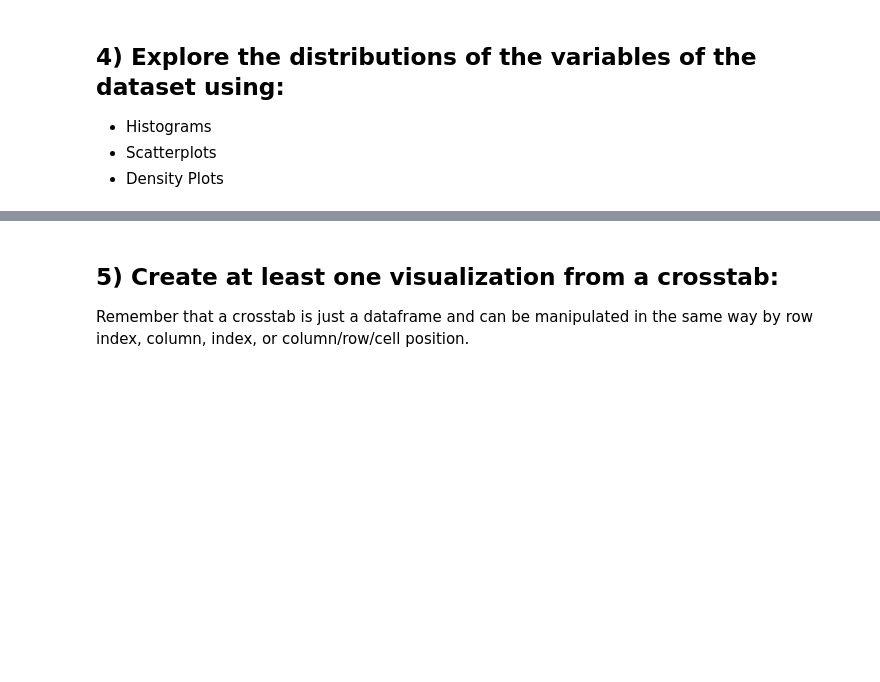
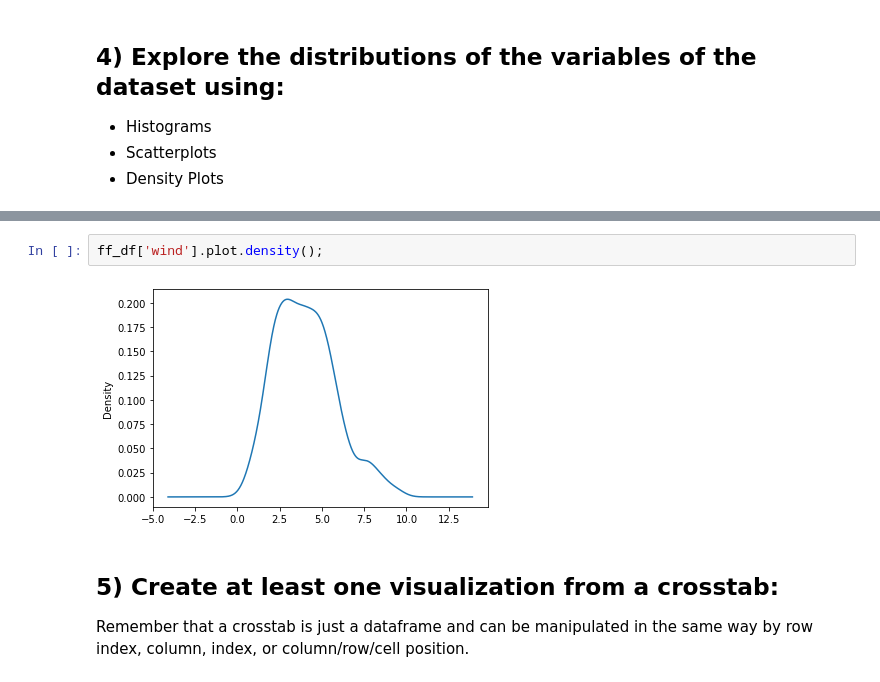
Before and after one commit to likeweis/DS-Unit-1-Sprint-1-Data-Wrangling-and-Storytelling, a Jupyter notebook: DSPT6_Weis_Mendoza_LS_DS_111_Exploratory_Data_Analysis_Assignment.ipynb, the cells around one changed output, grey strips where cells are left out. Drawn from its saved outputs; the diff is of its cells as text; blank space fills up the shorter version.

```diff
--- a/DSPT6_Weis_Mendoza_LS_DS_111_Exploratory_Data_Analysis_Assignment.ipynb
+++ b/DSPT6_Weis_Mendoza_LS_DS_111_Exploratory_Data_Analysis_Assignment.ipynb
@@ -88,3 +175,7 @@ Take whichever of the above datasets has more categorical variables and use cros
+# %%
+ff_df['wind'].plot.density();
+# %% [output]
+[figure, added]
 # %% [markdown]
 ## 5) Create at least one visualization from a crosstab:
 
```
Also changed, not shown: parts of 12 cells of this notebook.
